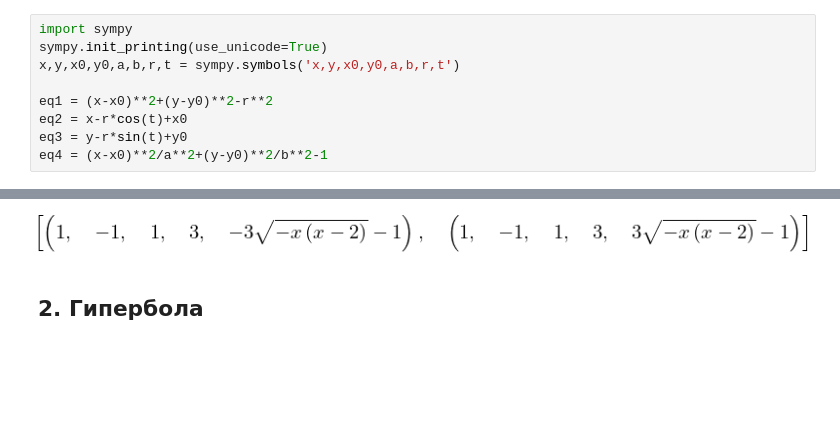
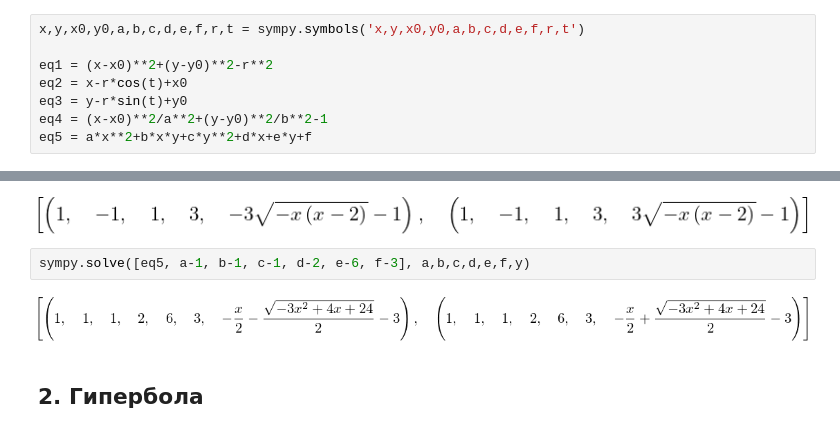
Before and after one commit to OlgaBelitskaya/linear_algebra_practice, a Jupyter notebook: work1_10.ipynb, the cells around one changed output, grey strips where cells are left out. Saved outputs shown, nothing was run; the diff lists cells and outputs as text; blank space fills up the shorter version.

```diff
--- a/work1_10.ipynb
+++ b/work1_10.ipynb
@@ -74,12 +139,11 @@ g.show()
 # %%
-import sympy
-sympy.init_printing(use_unicode=True)
-x,y,x0,y0,a,b,r,t = sympy.symbols('x,y,x0,y0,a,b,r,t')
+x,y,x0,y0,a,b,c,d,e,f,r,t = sympy.symbols('x,y,x0,y0,a,b,c,d,e,f,r,t')
 
 eq1 = (x-x0)**2+(y-y0)**2-r**2
 eq2 = x-r*cos(t)+x0
 eq3 = y-r*sin(t)+y0
 eq4 = (x-x0)**2/a**2+(y-y0)**2/b**2-1
+eq5 = a*x**2+b*x*y+c*y**2+d*x+e*y+f
 # %%
 sympy.solve([eq1, x0-1, y0+1, r-2], x0,y0,r,y)
 # %% [output]
@@ -92,6 +156,10 @@ sympy.solve([eq2, eq3, x0+1, y0-1, r-3], x0,y0,r,x,y)
 sympy.solve([eq4, x0-1, y0+1, a-1, b-3], x0,y0,a,b,y)
 # %% [output]
 [figure]
+# %%
+sympy.solve([eq5, a-1, b-1, c-1, d-2, e-6, f-3], a,b,c,d,e,f,y)
+# %% [output]
+[figure, added]
 # %% [markdown]
 ## 2. Гипербола
 # %% [markdown]
```
Also changed, not shown: parts of 10 cells of this notebook.
